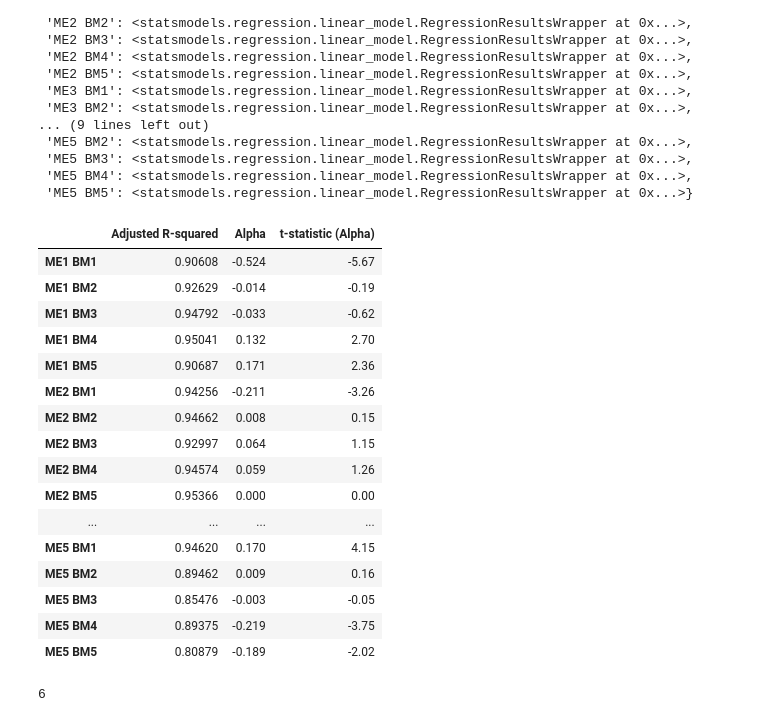
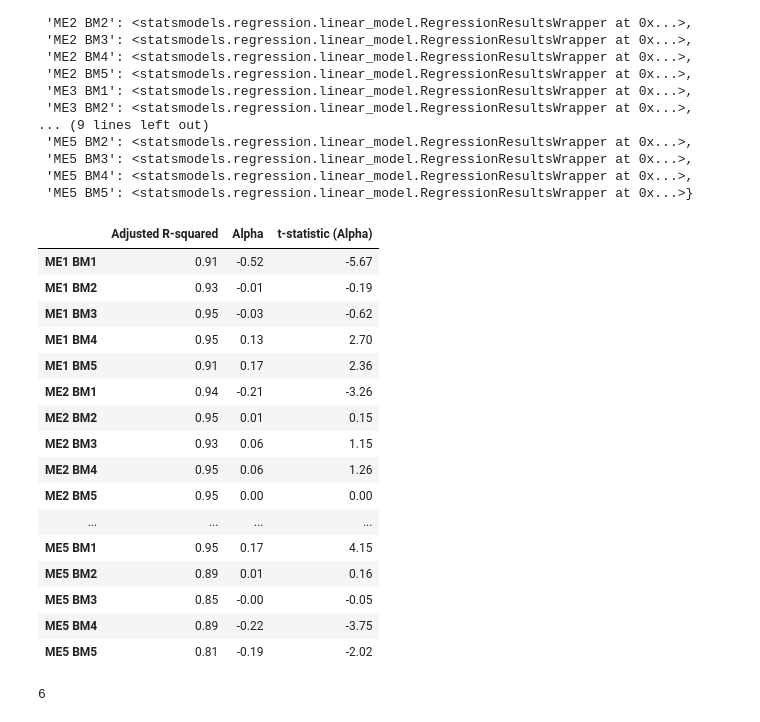
Before and after one commit to JiaqiSun45635/AP, a Jupyter notebook: PW1/Asset Pricing Assignment Q3.ipynb, the cells around one changed output. Cells and saved outputs as stored; diff of their text form; code cells hidden in the pictures.

```diff
--- a/Asset Pricing Assignment Q3.ipynb
+++ b/PW1/Asset Pricing Assignment Q3.ipynb
@@ -324,44 +324,44 @@ tony_extended
 # %%
 # report adjusted R-squared, alphas, t-statistics for classic Fama-French model
 ffclassic_r2_dict = {}
 ffclassic_alpha_dict = {}
 ffclassict_const_dict = {}
 #ffclassict_mktrf_dict = {}
 #ffclassict_smb_dict = {}
 #ffclassict_hml_dict = {}
 
 for key in FF_classic:
     res = FF_classic[key]
-    ffclassic_r2_dict[key] = round(res.rsquared_adj,5)
-    ffclassic_alpha_dict[key] = round(res.params['const'], 3)
+    ffclassic_r2_dict[key] = round(res.rsquared_adj,2)
+    ffclassic_alpha_dict[key] = round(res.params['const'], 2)
     ffclassict_const_dict[key] = round(res.tvalues['const'], 2)
     #ffclassict_mktrf_dict[key] = round(res.tvalues['Mkt-RF'], 2)
     #ffclassict_smb_dict[key] = round(res.tvalues['SMB'], 2)
     #ffclassict_hml_dict[key] = round(res.tvalues['HML'], 2)
 
 ffclassic = pd.DataFrame({"Adjusted R-squared": ffclassic_r2_dict, "Alpha": ffclassic_alpha_dict, "t-statistic (Alpha)": ffclassict_const_dict})
 ffclassic
 
 #significant_counts = (ffclassic['t-statistic (Alpha)'].abs() > 1.96).sum()
 #print(significant_counts)
 # %% [output]
 |  | Adjusted R-squared | Alpha | t-statistic (Alpha) |
-| ME1 BM1 | 0.90608 | -0.524 | -5.67 |
-| ME1 BM2 | 0.92629 | -0.014 | -0.19 |
-| ME1 BM3 | 0.94792 | -0.033 | -0.62 |
-| ME1 BM4 | 0.95041 | 0.132 | 2.70 |
-| ME1 BM5 | 0.90687 | 0.171 | 2.36 |
-| ME2 BM1 | 0.94256 | -0.211 | -3.26 |
-| ME2 BM2 | 0.94662 | 0.008 | 0.15 |
-| ME2 BM3 | 0.92997 | 0.064 | 1.15 |
-| ME2 BM4 | 0.94574 | 0.059 | 1.26 |
-| ME2 BM5 | 0.95366 | 0.000 | 0.00 |
+| ME1 BM1 | 0.91 | -0.52 | -5.67 |
+| ME1 BM2 | 0.93 | -0.01 | -0.19 |
+| ME1 BM3 | 0.95 | -0.03 | -0.62 |
+| ME1 BM4 | 0.95 | 0.13 | 2.70 |
+| ME1 BM5 | 0.91 | 0.17 | 2.36 |
+| ME2 BM1 | 0.94 | -0.21 | -3.26 |
+| ME2 BM2 | 0.95 | 0.01 | 0.15 |
+| ME2 BM3 | 0.93 | 0.06 | 1.15 |
+| ME2 BM4 | 0.95 | 0.06 | 1.26 |
+| ME2 BM5 | 0.95 | 0.00 | 0.00 |
 | ... | ... | ... | ... |
-| ME5 BM1 | 0.94620 | 0.170 | 4.15 |
-| ME5 BM2 | 0.89462 | 0.009 | 0.16 |
-| ME5 BM3 | 0.85476 | -0.003 | -0.05 |
-| ME5 BM4 | 0.89375 | -0.219 | -3.75 |
-| ME5 BM5 | 0.80879 | -0.189 | -2.02 |
+| ME5 BM1 | 0.95 | 0.17 | 4.15 |
+| ME5 BM2 | 0.89 | 0.01 | 0.16 |
+| ME5 BM3 | 0.85 | -0.00 | -0.05 |
+| ME5 BM4 | 0.89 | -0.22 | -3.75 |
+| ME5 BM5 | 0.81 | -0.19 | -2.02 |
 # %%
 # report adjusted R-squared, alphas, t-statistics for extended Fama-French model with INV regressor
 ffextended_r2_dict = {}
```
Also changed, not shown: parts of 3 cells of this notebook, 15 other files.
